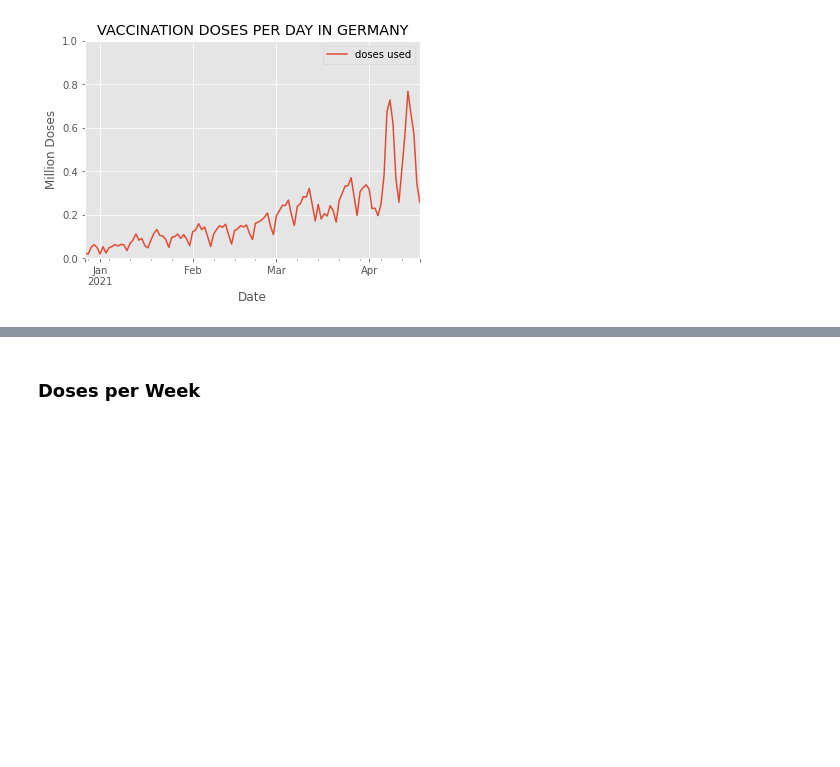
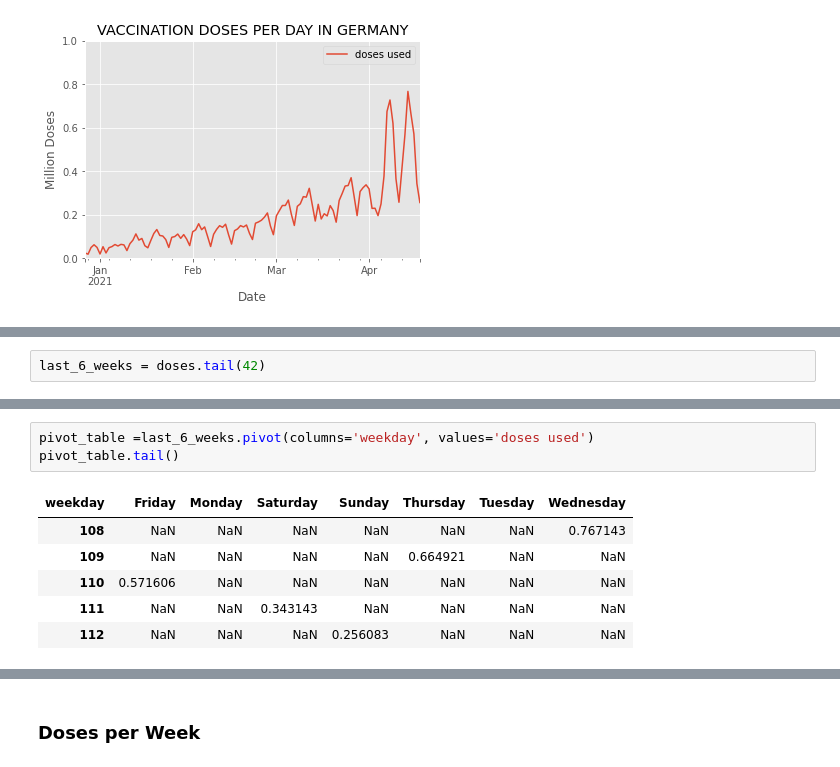
Before and after one commit to RuedigerVoigt/track-covid-19, a Jupyter notebook: vaccination.ipynb, the cells around one changed output, grey strips where cells are left out. Drawn from its saved outputs; the diff is of its cells as text; blank space fills up the shorter version.

```diff
--- a/vaccination.ipynb
+++ b/vaccination.ipynb
@@ -124,0 +127,2 @@ doses_daily.plot(
+# %%
+last_6_weeks = doses.tail(42)
@@ -124,0 +158,10 @@ doses_daily.plot(
+# %%
+pivot_table =last_6_weeks.pivot(columns='weekday', values='doses used')
+pivot_table.tail()
+# %% [output]
+| weekday | Friday | Monday | Saturday | Sunday | Thursday | Tuesday | Wednesday |
+| 108 | NaN | NaN | NaN | NaN | NaN | NaN | 0.767143 |
+| 109 | NaN | NaN | NaN | NaN | 0.664921 | NaN | NaN |
+| 110 | 0.571606 | NaN | NaN | NaN | NaN | NaN | NaN |
+| 111 | NaN | NaN | 0.343143 | NaN | NaN | NaN | NaN |
+| 112 | NaN | NaN | NaN | 0.256083 | NaN | NaN | NaN |
```
Also changed, not shown: parts of 7 cells of this notebook.
